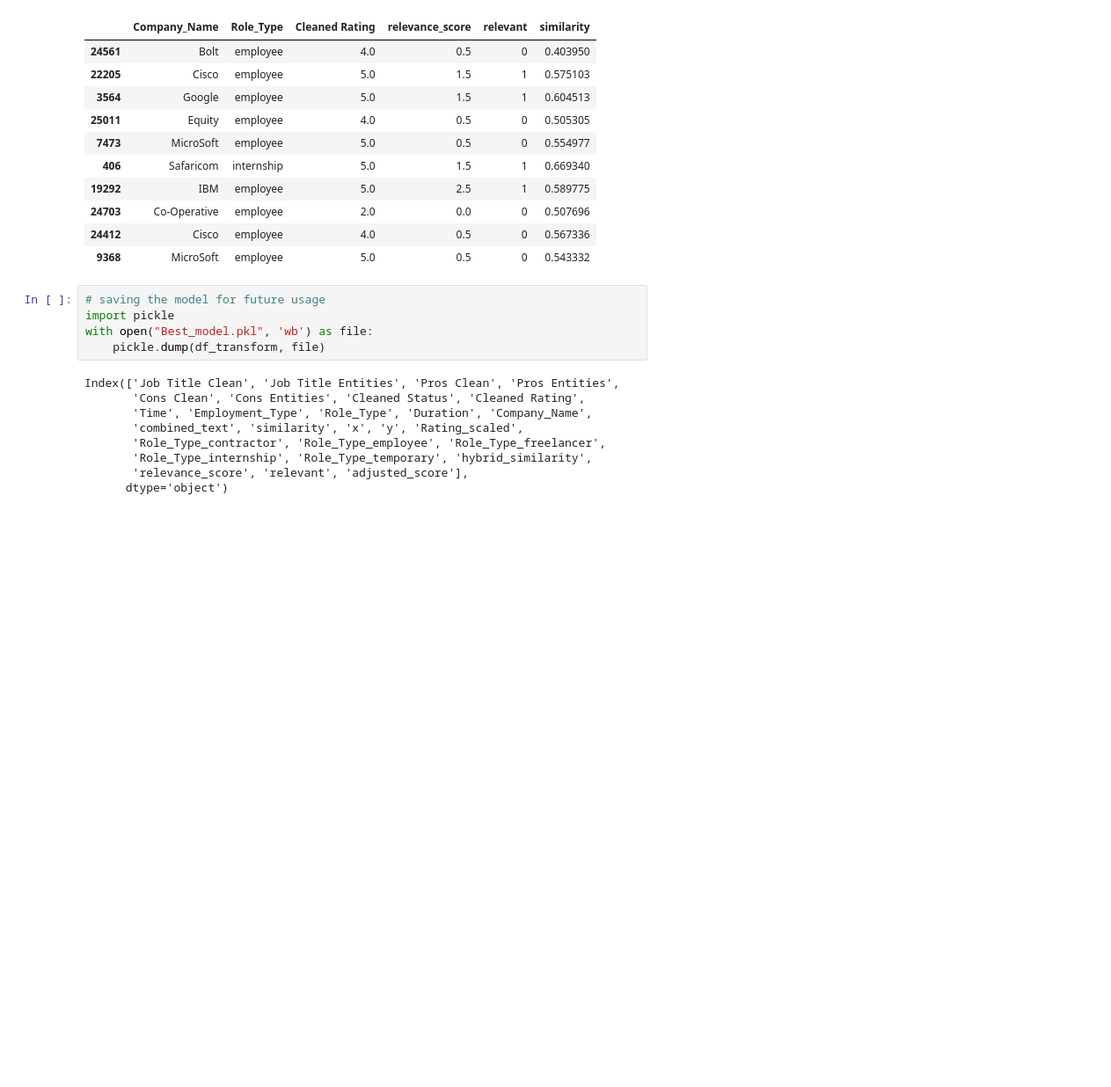
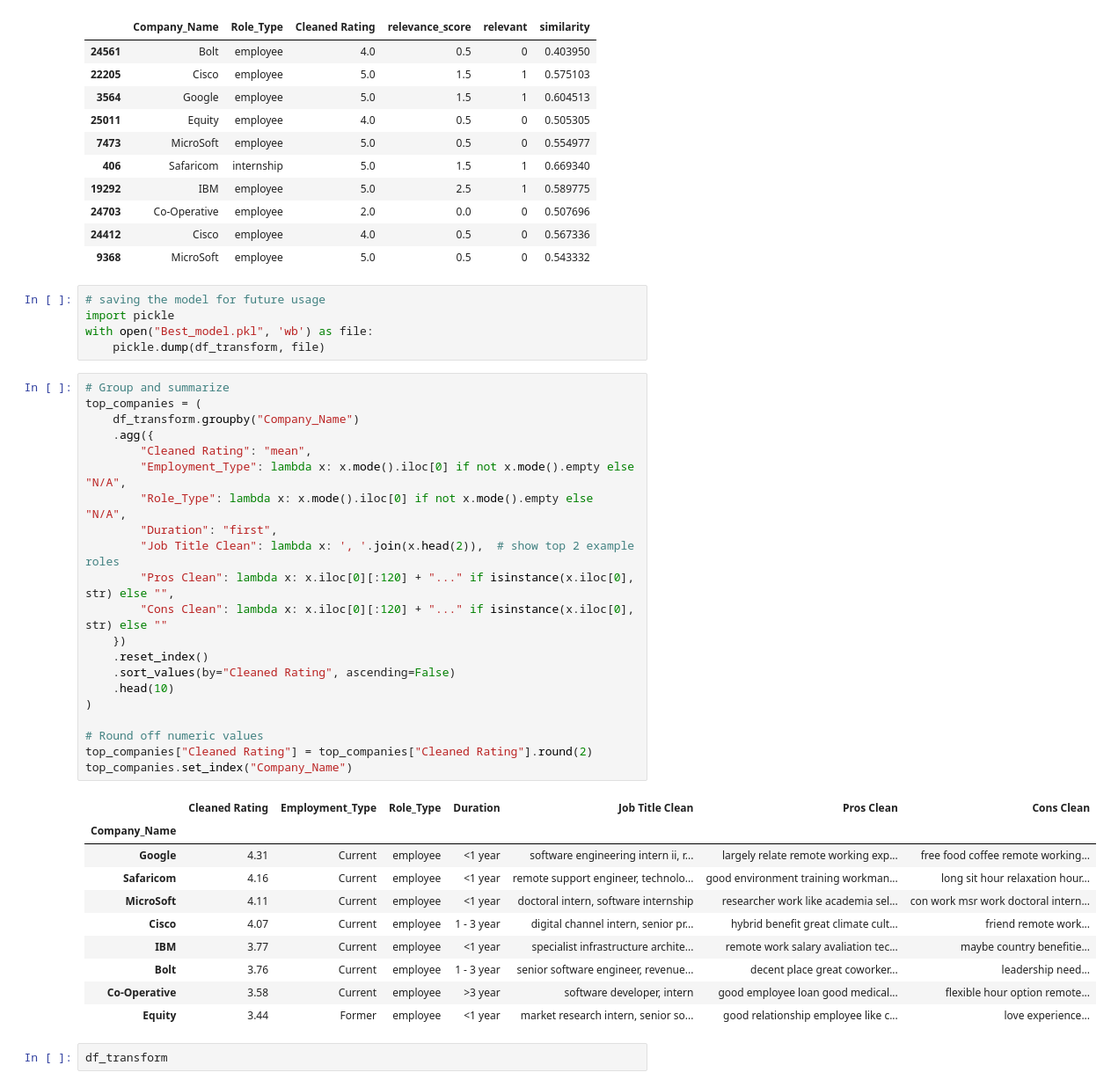
Before and after one commit to Brian342/NLP_practice, a Jupyter notebook: Reviews Project.ipynb, the cells around one changed output. Shown at 88% size. Drawn from its saved outputs; the diff is of its cells as text; blank space fills up the shorter version.

```diff
--- a/Reviews Project.ipynb
+++ b/Reviews Project.ipynb
@@ -754,12 +754,36 @@ import pickle
 with open("Best_model.pkl", 'wb') as file:
     pickle.dump(df_transform, file)
 # %%
+# Group and summarize
+top_companies = (
+    df_transform.groupby("Company_Name")
+    .agg({
+        "Cleaned Rating": "mean",
+        "Employment_Type": lambda x: x.mode().iloc[0] if not x.mode().empty else "N/A",
+        "Role_Type": lambda x: x.mode().iloc[0] if not x.mode().empty else "N/A",
+        "Duration": "first",
+        "Job Title Clean": lambda x: ', '.join(x.head(2)),  # show top 2 example roles
+        "Pros Clean": lambda x: x.iloc[0][:120] + "..." if isinstance(x.iloc[0], str) else "",
+        "Cons Clean": lambda x: x.iloc[0][:120] + "..." if isinstance(x.iloc[0], str) else ""
+    })
+    .reset_index()
+    .sort_values(by="Cleaned Rating", ascending=False)
+    .head(10)
+)
+
+# Round off numeric values
+top_companies["Cleaned Rating"] = top_companies["Cleaned Rating"].round(2)
+top_companies.set_index("Company_Name")
 # %% [output]
-Index(['Job Title Clean', 'Job Title Entities', 'Pros Clean', 'Pros Entities',
-       'Cons Clean', 'Cons Entities', 'Cleaned Status', 'Cleaned Rating',
-       'Time', 'Employment_Type', 'Role_Type', 'Duration', 'Company_Name',
-       'combined_text', 'similarity', 'x', 'y', 'Rating_scaled',
-       'Role_Type_contractor', 'Role_Type_employee', 'Role_Type_freelancer',
-       'Role_Type_internship', 'Role_Type_temporary', 'hybrid_similarity',
-       'relevance_score', 'relevant', 'adjusted_score'],
-      dtype='object')
+|  | Cleaned Rating | Employment_Type | Role_Type | Duration | Job Title Clean | Pros Clean | Cons Clean |
+| Company_Name |  |  |  |  |  |  |  |
+| Google | 4.31 | Current | employee | <1 year | software engineering intern ii, r... | largely relate remote working exp... | free food coffee remote working... |
+| Safaricom | 4.16 | Current | employee | <1 year | remote support engineer, technolo... | good environment training workman... | long sit hour relaxation hour... |
+| MicroSoft | 4.11 | Current | employee | <1 year | doctoral intern, software internship | researcher work like academia sel... | con work msr work doctoral intern... |
+| Cisco | 4.07 | Current | employee | 1 - 3 year | digital channel intern, senior pr... | hybrid benefit great climate cult... | friend remote work... |
+| IBM | 3.77 | Current | employee | <1 year | specialist infrastructure archite... | remote work salary avaliation tec... | maybe country benefitie... |
+| Bolt | 3.76 | Current | employee | 1 - 3 year | senior software engineer, revenue... | decent place great coworker... | leadership need... |
+| Co-Operative | 3.58 | Current | employee | >3 year | software developer, intern | good employee loan good medical... | flexible hour option remote... |
+| Equity | 3.44 | Former | employee | <1 year | market research intern, senior so... | good relationship employee like c... | love experience... |
+# %%
+df_transform
```
Also changed, not shown: 1 other file.
